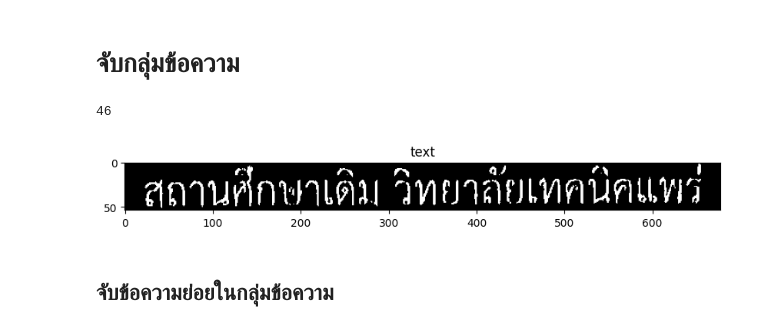
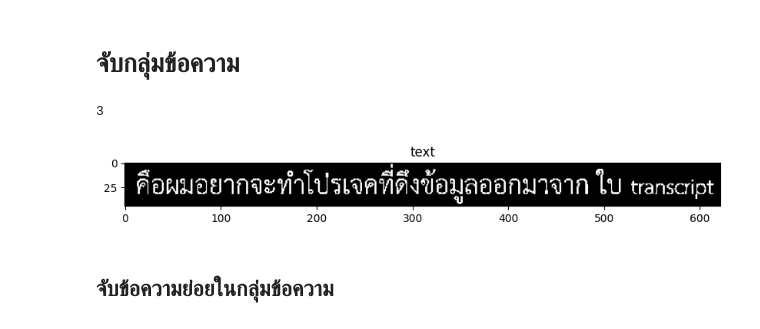
Before and after one commit to kunimpan/ocr-engine-python, a Jupyter notebook: scripts/ocr_transcripts_V3.ipynb, the cells around one changed output. Cells and saved outputs as stored; diff of their text form; code cells hidden in the pictures.

```diff
--- a/scripts/ocr_transcripts_V3.ipynb
+++ b/scripts/ocr_transcripts_V3.ipynb
@@ -15,7 +15,7 @@ def face_detection(gray_img):
 
     #จำแนกใบหน้า
     scaleFactor = 1.1
-    minNeighber = 10
+    minNeighber = 12
     face_detect = face_cascade.detectMultiScale(gray_img, scaleFactor, minNeighber)
 
     expand_ratio = 0.6  # อัตราส่วนการขยาย (50% ของขนาดเดิม)
@@ -40,8 +40,8 @@ def face_detection(gray_img):
 
 # โหลดภาพ
 #image = cv2.imread("../data/test_images/transcript/pun_20240817_0001.jpg")
-image = cv2.imread("../data/test_images/transcript/pun_f.jpg")
-#image = cv2.imread("../data/test_images/word_images/word_19.jpg")
+#image = cv2.imread("../data/test_images/transcript/pun_f.jpg")
+image = cv2.imread("../data/test_images/word_images/test2.png")
 #image = cv2.imread("../data/test_images/transcript/Transcript2.jpg")
 if image is None:
     raise FileNotFoundError("ไม่พบไฟล์ภาพ กรุณาตรวจสอบเส้นทางของไฟล์")
@@ -79,39 +79,39 @@ def detect_text_group(dilalated_image, binary_image):
     num_labels, labels, stats, centroids = cv2.connectedComponentsWithStats(dilalated_image, connectivity=8)
 
     expand_ratio = 0.0  # อัตราส่วนการขยาย (0.5 คือ 50% ของขนาดเดิม)
-    reduce_size = 0.03
+    reduce_size = 0.00
     for idx, i in enumerate(range(1, num_labels)):  # เริ่มจาก 1 เพราะ 0 คือ background
         x, y, w, h, area = stats[i]
         x_exp = int(x - (expand_ratio-reduce_size) * w)
         y_exp = int(y - (expand_ratio) * h)
         w_exp = int(w + 2 * (expand_ratio-reduce_size) * w)
         h_exp = int(h + 2 * (expand_ratio) * h)
 
         # ตรวจสอบไม่ให้เกินขอบภาพ
         x_exp = max(0, x_exp)
         y_exp = max(0, y_exp)
         w_exp = min(image.shape[1] - x_exp, w_exp)
         h_exp = min(image.shape[0] - y_exp, h_exp)
 
         if w >= 90 and h >= 20:  # ปรับค่าขนาดขั้นต่ำและสูงสุดตามต้องการ
             cca_img = image[y_exp:y_exp+h_exp, x_exp:x_exp+w_exp]
             text_group_images.append(cca_img)
             cv2.imwrite(f"../data/output_images/output/cca_{idx}.jpg", cca_img)
             cv2.rectangle(image, (x_exp, y_exp), (x_exp + w_exp, y_exp + h_exp), (0, 255, 0), 1)
 
     return text_group_images
 
 text_group_images = detect_text_group(dilalated_line_img, binary_image)
 cv2.imwrite("../data/output_images/output/cca.jpg", image)
 print(len(text_group_images))
 
 plt.figure(figsize=(10,10))
-plt.imshow(text_group_images[5], cmap="gray")
+plt.imshow(text_group_images[0], cmap="gray")
 plt.title(f"text")
 plt.show()
 # %% [output]
-46
+3
-[figure, old version]
+[figure, new version]
 # %% [markdown]
 ## จับข้อความย่อยในกลุ่มข้อความ
 # %%
```
Also changed, not shown: parts of 8 cells of this notebook, 9 other files.
